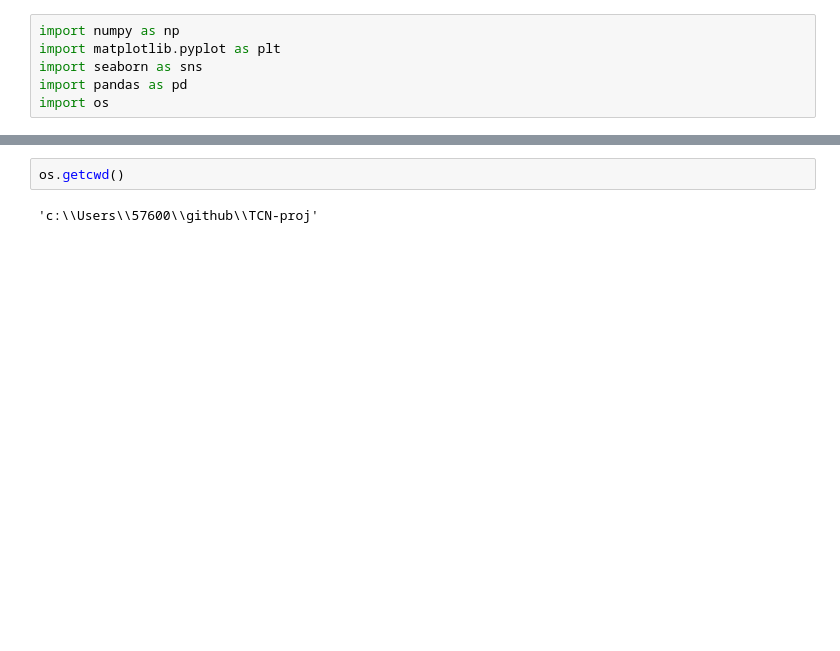
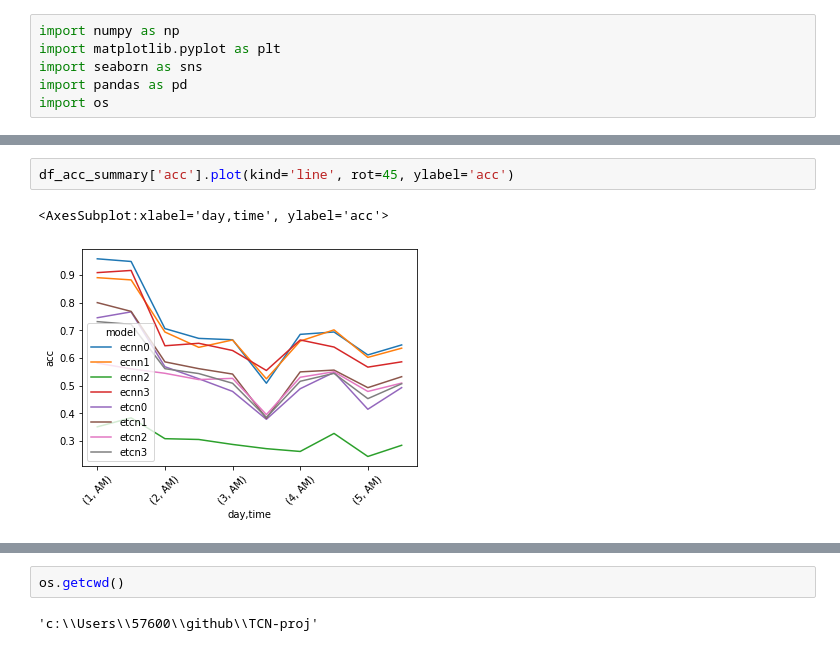
Before and after one commit to YuzhouLin/ECNN-NinaProDB6, a Jupyter notebook: analysis.ipynb, the cells around one changed output, grey strips where cells are left out. Cells and saved outputs as stored; diff of their text form; blank space fills up the shorter version.

```diff
--- a/analysis.ipynb
+++ b/analysis.ipynb
@@ -88,0 +82,5 @@ df_acc.groupby(['day', 'time','model']).mean().unstack().plot(kind='line', y='ac
+# %%
+df_acc_summary['acc'].plot(kind='line', rot=45, ylabel='acc')
+# %% [output]
+<AxesSubplot:xlabel='day,time', ylabel='acc'>
+[figure, added]
```
Also changed, not shown: parts of 7 cells of this notebook, 3 other files.
